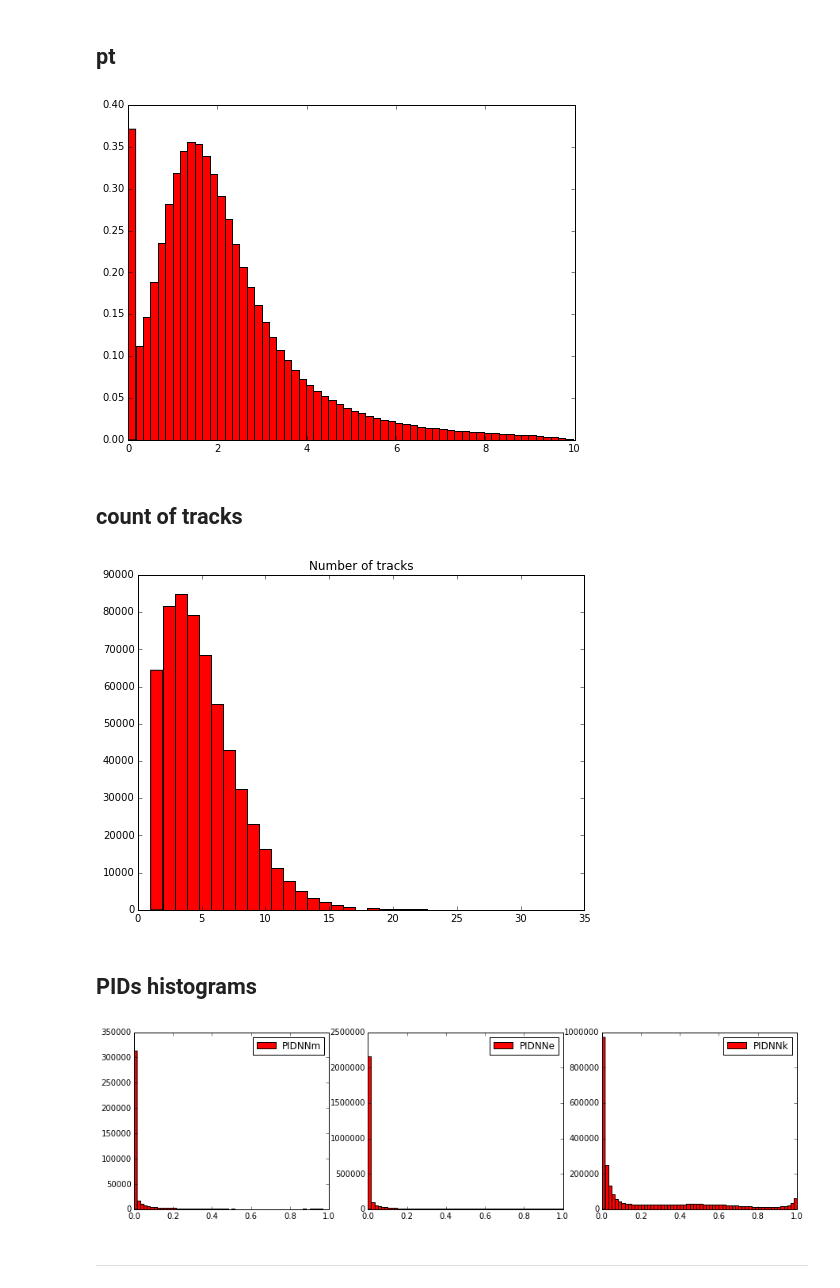
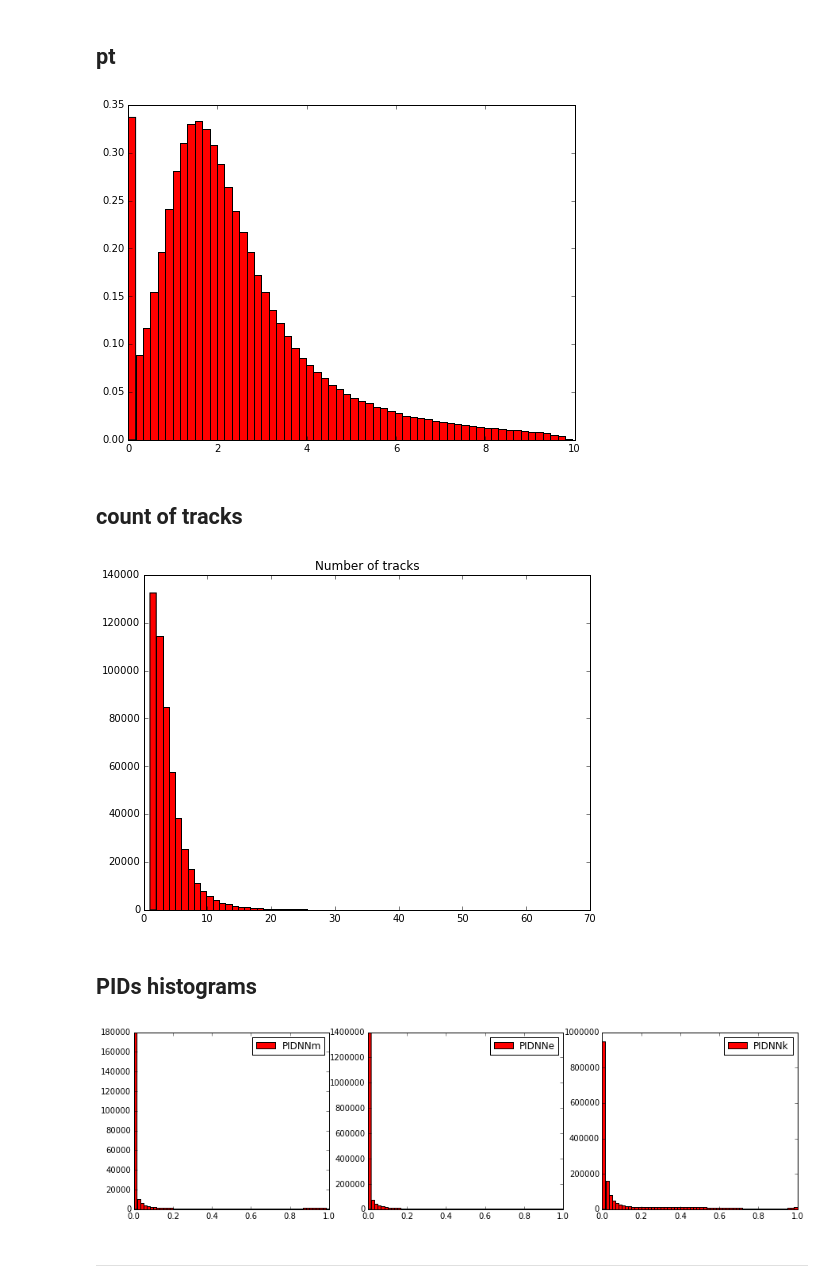
Before and after one commit to tlikhomanenko/tagging_LHCb, a Jupyter notebook: track-based-tagging-OS.ipynb, the cells around one changed output. Drawn from its saved outputs; the diff is of its cells as text; code cells hidden in the pictures.

```diff
--- a/track-based-tagging-OS.ipynb
+++ b/track-based-tagging-OS.ipynb
@@ -111,7 +111,7 @@ data.loc[:, 'label'] = (data.signB.values * data.signTrack.values > 0) * 1
 # %%
 initial_cut = '(ghostProb < 0.4)'
 data = data.query(initial_cut)
-os_selection = ~((data.IPs.values > 3) * ((abs(data.diff_eta.values) > 0.6) | (abs(data.diff_phi.values) > 0.825)))
+os_selection = (data.IPs.values > 3) * ((abs(data.diff_eta.values) > 0.6) | (abs(data.diff_phi.values) > 0.825))
 data = data[os_selection]
 # %%
 get_events_statistics(data)
@@ -263,16 +263,16 @@ plt.savefig('img/PID_selected_OS.png' , format='png')
 hist(data_sw_passed.diff_pt.values, bins=60, normed=True)
 pass
 # %% [output]
-[figure, old version]
+[figure, new version]
 # %% [markdown]
 ## count of tracks
 # %%
 _, n_tracks = numpy.unique(data_sw_passed[event_id_column], return_counts=True)
-hist(n_tracks, bins=35)
+hist(n_tracks, bins=max(n_tracks), range=(1, max(n_tracks)))
 title('Number of tracks')
 plt.savefig('img/tracks_number_OS.png' , format='png')
 # %% [output]
-[figure, old version]
+[figure, new version]
 # %% [markdown]
 ## PIDs histograms
 # %%
@@ -282,7 +282,7 @@ for i, column in enumerate(['PIDNNm', 'PIDNNe', 'PIDNNk']):
     hist(data_sw_passed[column].values, bins=60, range=(0, 1), label=column)
     legend()
 # %% [output]
-[figure, old version]
+[figure, new version]
 # %% [markdown]
 ----
 # %% [markdown]
```
Also changed, not shown: parts of 22 cells of this notebook, 15 other files.
